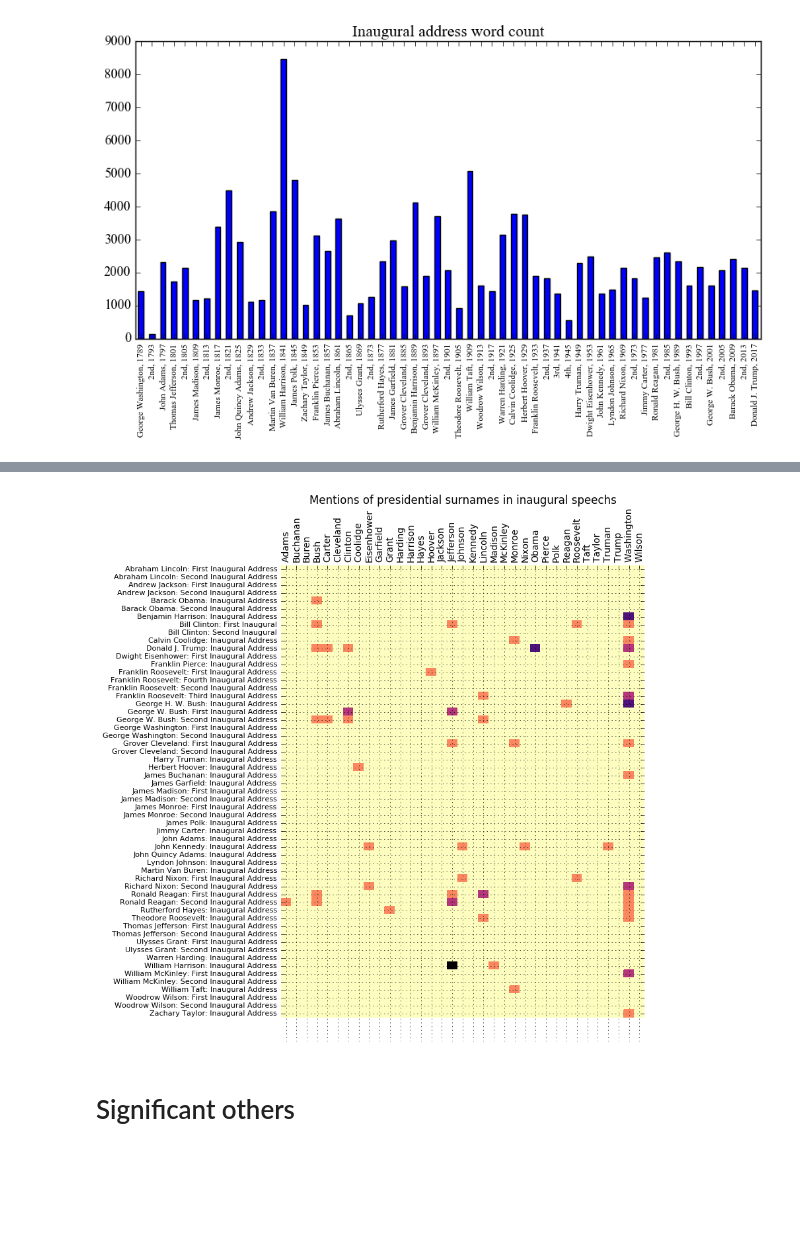
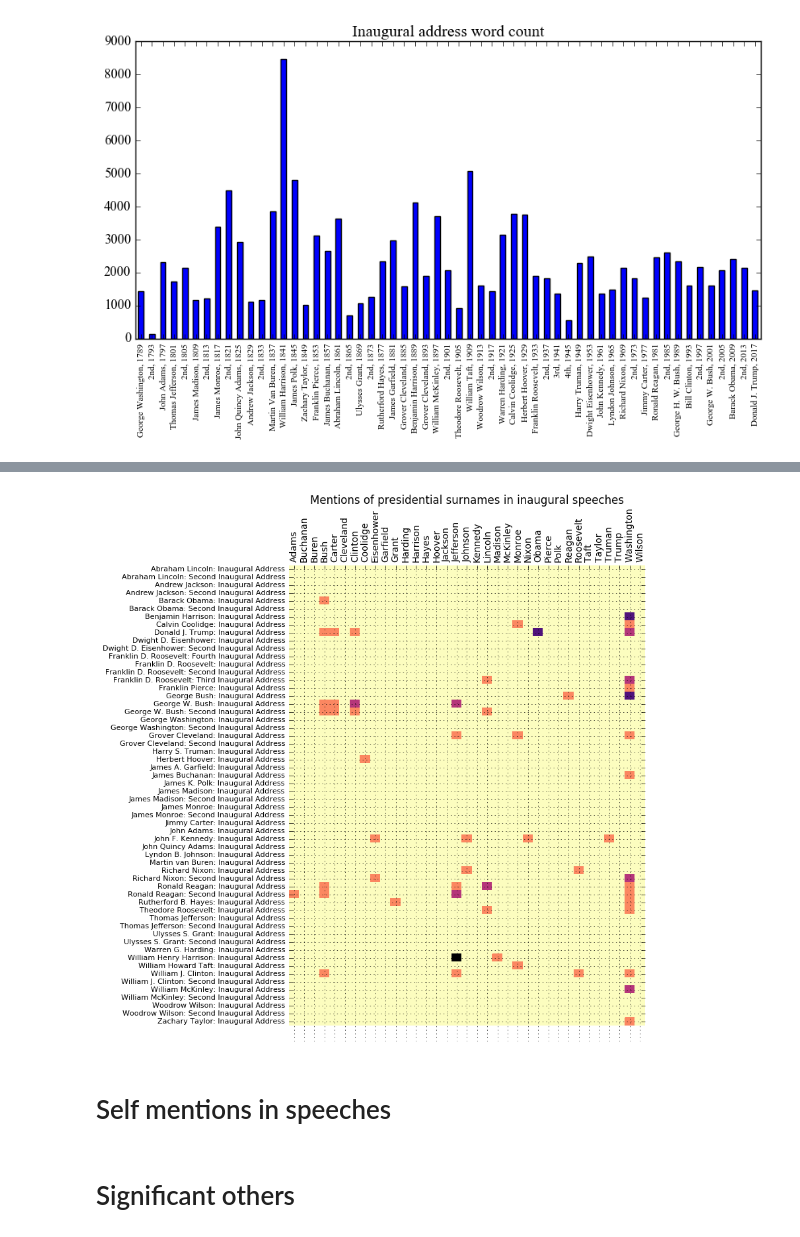
Before and after one commit to chbrown/presidents, a Jupyter notebook: notebooks/Words-with-Trump.ipynb, the cells around one changed output, grey strips where cells are left out. Drawn from its saved outputs; the diff is of its cells as text; code cells hidden in the pictures; blank space fills up the shorter version.

```diff
--- a/notebooks/Words-with-Trump.ipynb
+++ b/notebooks/Words-with-Trump.ipynb
@@ -73,9 +94,7 @@ def read_lines(filepaths):
 # %%
 def read_inaugural():
     for line in read_lines(['../data/tapp/inaugurals.json']):
-        speech = json.loads(line)
-        if 'Inaugural' in speech['title']:
-            yield speech
+        yield json.loads(line)
 # %%
 pretrump_inaugural_counts = speeches_to_counts(speech for speech in read_inaugural()
                                                if 'Trump' not in speech['author'])
@@ -193,2 +211,0 @@ inaugural_speeches = list(read_inaugural())
-# %%
-surnames = set([speech['author'].split()[-1] for speech in inaugural_speeches])
@@ -195,13 +215,12 @@ surnames = set([speech['author'].split()[-1] for speech in inaugural_speeches])
 # %%
-def iter_speech_surname_count():
-    for speech in inaugural_speeches:
+def iter_surnames():
+    speeches = list(read_inaugural())
+    surnames = set([speech['author'].split()[-1] for speech in speeches])
+    for speech in speeches:
         text = speech['text']
         for surname in surnames:
-            yield speech, surname, text.count(surname)
+            title = speech['author'] + ': ' + speech['title']
+            surname_count = text.count(surname)
+            yield dict(title=title, surname=surname, count=surname_count)
-# %%
-def iter_surnames():
-    for speech, surname, count in iter_speech_surname_count():
-        title = speech['author'] + ': ' + speech['title']
-        yield dict(title=title, surname=surname, count=count)
 # %%
 df_surnames = pd.DataFrame.from_dict(iter_surnames())
@@ -224,27 +248,29 @@ df_xtab = df_surnames.pivot(index='title', columns='surname', values='count')
 # %%
 # based on https://stackoverflow.com/a/16124677
 plt.figure(figsize=(8.5, 8.5))
 plt.pcolor(df_xtab, cmap=plt.cm.magma_r)
 ax = plt.axes()
 ax.set_frame_on(False)
 ax.set_yticks(np.arange(df_xtab.shape[0]) + 0.5, minor=False)
 ax.set_xticks(np.arange(df_xtab.shape[1]) + 0.5, minor=False)
 # flip x-ticks/labels to top
 ax.invert_yaxis()
 ax.xaxis.set_ticks_position('top')
 # ax.xaxis.tick_top()
 plt.xticks(rotation=90)
 # set the x/y tick labels
 ax.set_xticklabels(df_xtab.columns, minor=False)
 ax.set_yticklabels(df_xtab.index, minor=False)
 ax.grid(True)
 # better label fit
 for label in ax.get_yticklabels():
     label.set_fontsize(8)
-plt.title('Mentions of presidential surnames in inaugural speechs', y=1.12)
+plt.title('Mentions of presidential surnames in inaugural speeches', y=1.12)
 plt.tight_layout()
 # plt.savefig('inaugural_surnames.pdf')
 # %% [output]
-[figure, old version]
+[figure, new version]
+# %% [markdown]
+# Self mentions in speeches
 # %% [markdown]
 # Significant others
```
Also changed, not shown: parts of 45 cells of this notebook, 1 other file.
